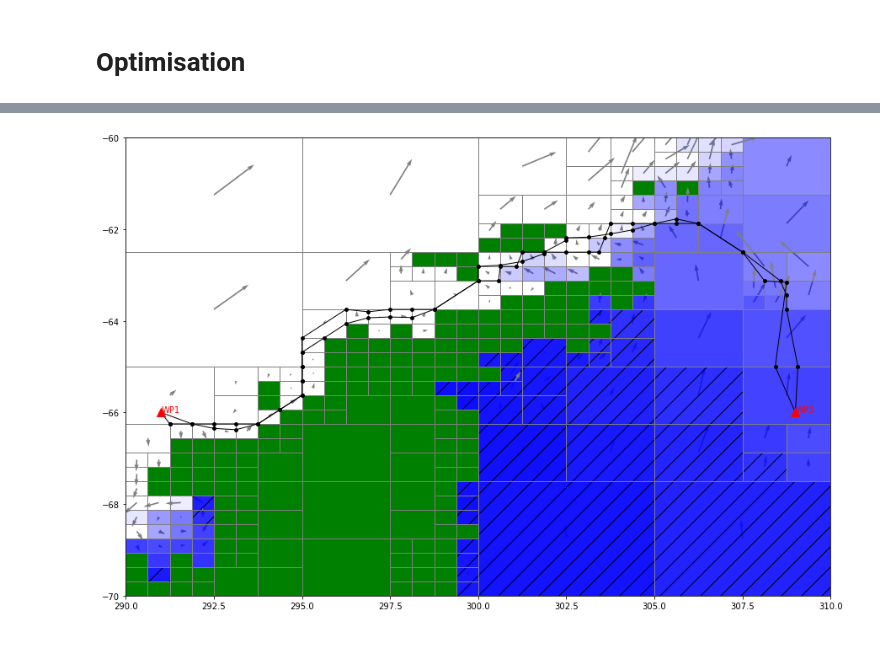
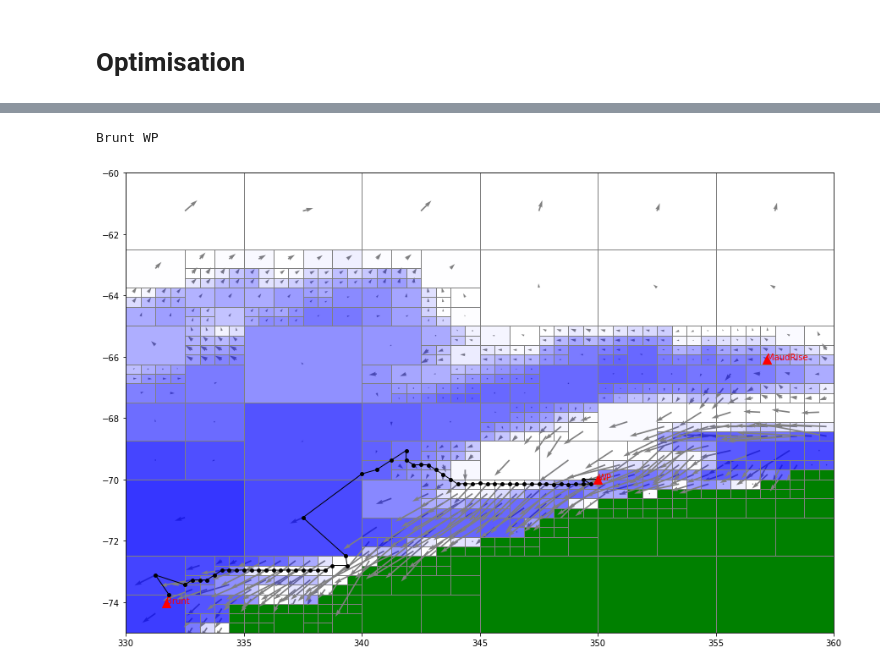
Before and after one commit to antarctica/PolarRoute, a Jupyter notebook: Example_SmallCoastal.ipynb, the cells around one changed output, grey strips where cells are left out. Drawn from its saved outputs; the diff is of its cells as text; code cells hidden in the pictures; blank space fills up the shorter version.

```diff
--- a/Example_SmallCoastal.ipynb
+++ b/Example_SmallCoastal.ipynb
@@ -98,7 +98,7 @@ PlotMesh(mesh)
 from RoutePlanner.Optimisation import TravelTime
 from RoutePlanner.Function import NewtonianDistance, SmoothedNewtonianDistance
 OptInfo = {}
-OptInfo['WayPoints']            = pd.read_csv('./resources/WayPoints_SmallRegion.csv')
+OptInfo['WayPoints']            = pd.read_csv('./resources/WayPoints_ICe.csv')
 OptInfo['VehicleInfo']          = {}
 OptInfo['VehicleInfo']['Speed'] = 26.3*(1000/(60*60))
 # %%
@@ -113,3 +113,0 @@ OptimisedPaths(mesh,TT,TT.Paths)
-# %%
-TT.PathSmoothing()
-OptimisedPaths(mesh,TT,TT.Paths)
@@ -118,5 +114,8 @@ OptimisedPaths(mesh,TT,TT.Paths)
-# %%
-TT.PathSmoothing()
-OptimisedPaths(mesh,TT2,TT2.Paths)
-# %% [output]
-[figure, removed]
+# %%
+indx = 3
+
+OptimisedPaths(mesh,TT,[TT.Paths[indx]])
+print(TT.Paths[indx]['from'],TT.Paths[indx]['to'])
+# %% [output]
+Brunt WP
+[figure, added]
```
Also changed, not shown: parts of 5 cells of this notebook, 5 other files.
